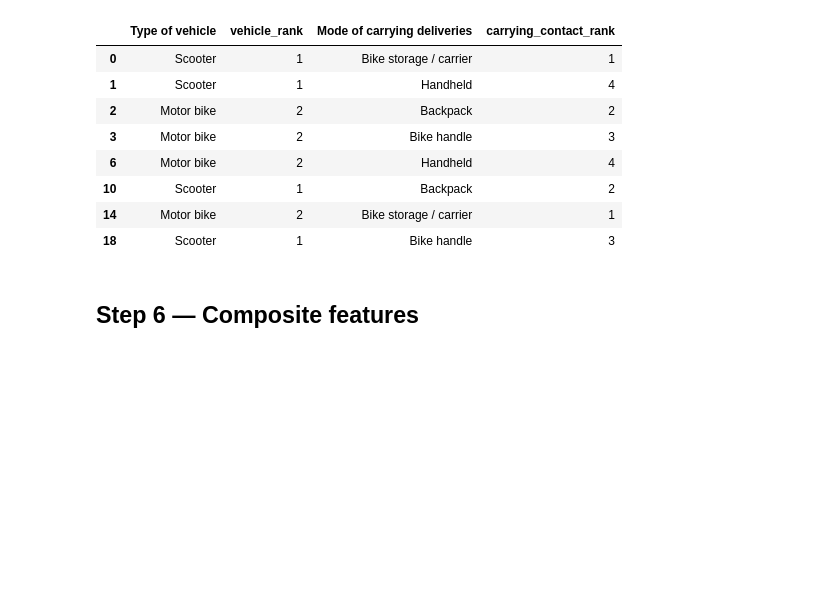
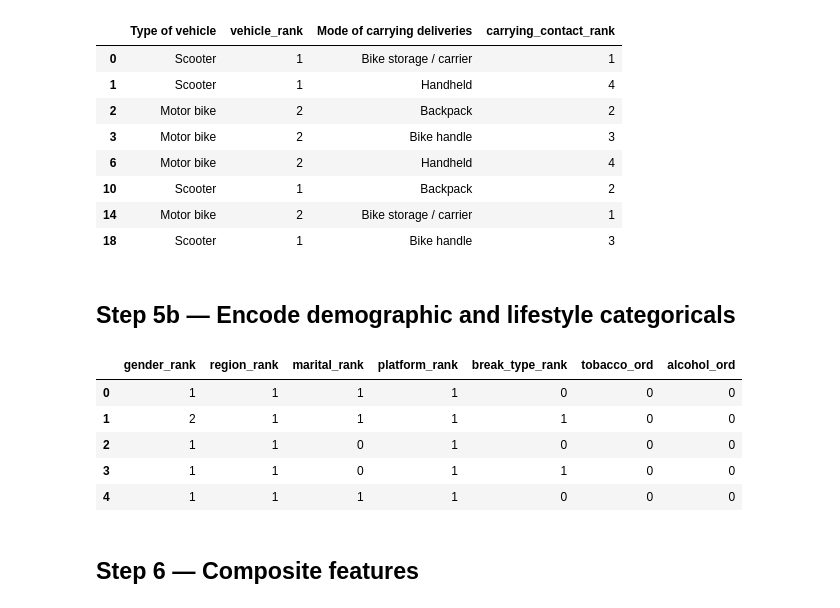
Before and after one commit to AilaVishnu/ergonomic-risk-factor-prediction, a Jupyter notebook: notebooks/02_feature_engineering.ipynb, the cells around one changed output. Saved outputs shown, nothing was run; the diff lists cells and outputs as text; code cells hidden in the pictures; blank space fills up the shorter version.

```diff
--- a/notebooks/02_feature_engineering.ipynb
+++ b/notebooks/02_feature_engineering.ipynb
@@ -151,6 +203,33 @@ df[['Type of vehicle', 'vehicle_rank', 'Mode of carrying deliveries', 'carrying_
 | 10 | Scooter | 1 | Backpack | 2 |
 | 14 | Motor bike | 2 | Bike storage / carrier | 1 |
 | 18 | Scooter | 1 | Bike handle | 3 |
+# %% [markdown]
+## Step 5b — Encode demographic and lifestyle categoricals
+# %%
+# Remaining survey fields - encode so the models can use them
+df['gender_rank']     = df['Gender'].map({'Male': 1, 'Female': 2})
+df['region_rank']     = df['Region'].map({'Local': 1, 'Non-Local ( not Tamil Nadu )': 2})
+df['marital_rank']    = df['Marital status'].map({'Unmarried': 0, 'Married': 1})
+df['platform_rank']   = df['Delivery platform'].map({'Blinkit': 1, 'Zepto': 2, 'Both': 3})
+df['break_type_rank'] = df['Type of break'].map({'Uneven': 0, 'Even': 1})
+
+# Substance use: Never < Former User < Occasionally < Regularly
+substance_map = {'Never': 0, 'Former User': 1, 'Occasionally': 2, 'Regularly': 3}
+df['tobacco_ord'] = df['Tobacco Consumption'].map(substance_map)
+df['alcohol_ord'] = df['Alcohol Consumption'].map(substance_map)
+
+new_feats = ['gender_rank','region_rank','marital_rank','platform_rank',
+             'break_type_rank','tobacco_ord','alcohol_ord']
+for c in new_feats:
+    assert df[c].notna().all(), c
+df[new_feats].head()
+# %% [output]
+|  | gender_rank | region_rank | marital_rank | platform_rank | break_type_rank | tobacco_ord | alcohol_ord |
+| 0 | 1 | 1 | 1 | 1 | 0 | 0 | 0 |
+| 1 | 2 | 1 | 1 | 1 | 1 | 0 | 0 |
+| 2 | 1 | 1 | 0 | 1 | 0 | 0 | 0 |
+| 3 | 1 | 1 | 0 | 1 | 1 | 0 | 0 |
+| 4 | 1 | 1 | 1 | 1 | 0 | 0 | 0 |
 # %% [markdown]
 ## Step 6 — Composite features
 # %%
```
Also changed, not shown: parts of 4 cells of this notebook.
